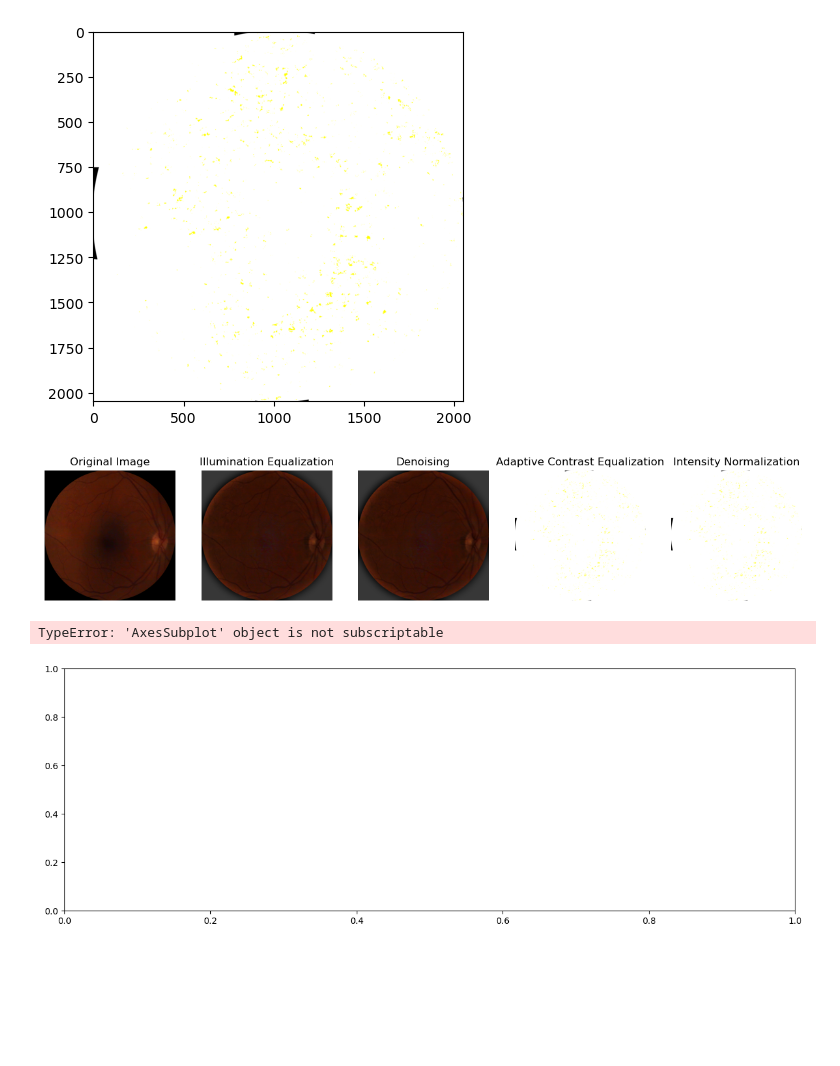
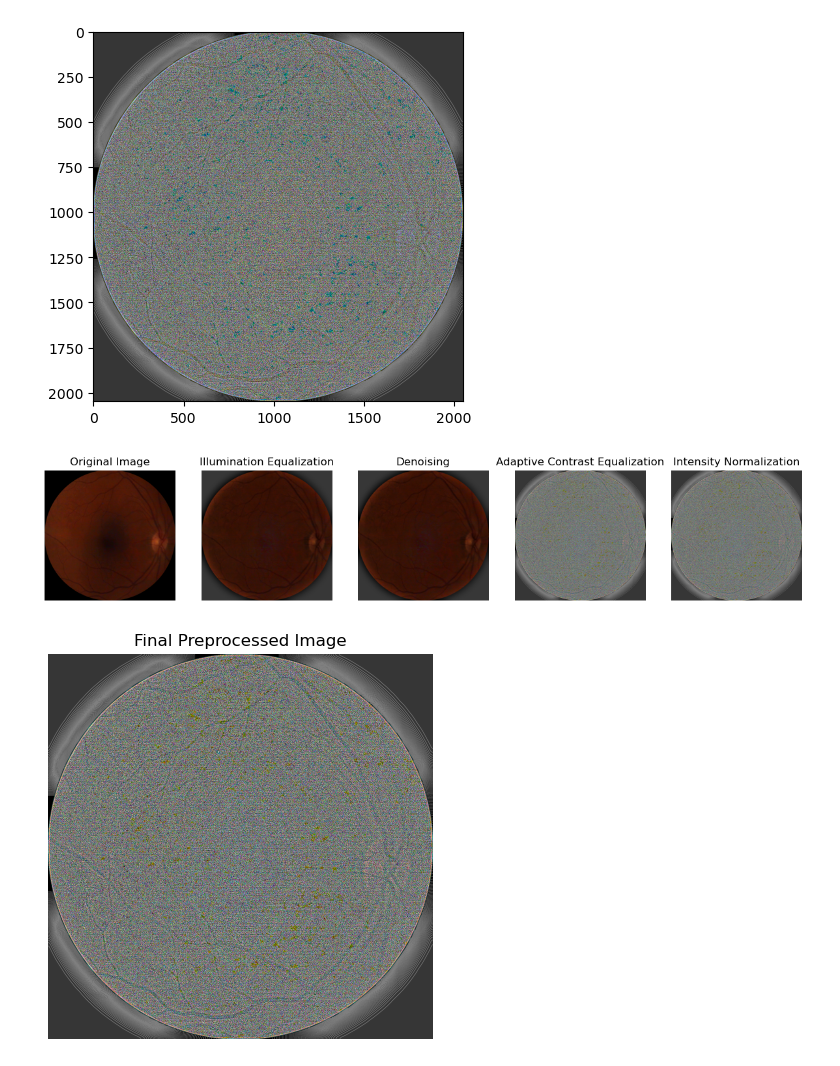
Before and after one commit to florianbasset/fundus-preprocessor-toolkit, a Jupyter notebook: notebook/test_seoud.ipynb, the cells around one changed output. Drawn from its saved outputs; the diff is of its cells as text; code cells hidden in the pictures; blank space fills up the shorter version.

Commit message:
modification adaptative_contrast

```diff
--- a/notebook/test_seoud.ipynb
+++ b/notebook/test_seoud.ipynb
@@ -5,9 +5,11 @@ import matplotlib.pyplot as plt
 
 def plot_images(images, titles):
     n = len(images)
-    _, axs = plt.subplots(1, n, figsize=(15, 5))
+    fig, axs = plt.subplots(1, n, figsize=(15, 5))
+    if n == 1:
+        axs = [axs]
     for i in range(n):
-        axs[i].imshow(cv2.cvtColor(images[i], cv2.COLOR_BGR2RGB) if images[i].shape[2] == 3 else images[i], cmap='gray')
+        axs[i].imshow(cv2.cvtColor(images[i], cv2.COLOR_BGR2RGB) if images[i].ndim == 3 and images[i].shape[2] == 3 else images[i], cmap='gray')
         axs[i].set_title(titles[i])
         axs[i].axis('off')
     plt.show()
@@ -62,24 +64,23 @@ def denoising(image, diameter=None, roi=None):
     denoising_image = cv2.cvtColor(hsv_denoised, cv2.COLOR_HSV2BGR)
     return {"image": denoising_image, "diameter": diameter}
 
-def adaptive_contrast_equalization(image, diameter =None, roi=None):
+def adaptive_contrast_equalization(image, diameter=None, roi=None):
     if diameter is None:
         print('Erreur: Le diamètre est None dans adaptive_contrast_equalization. Impossible de continuer.')
         return None
-    image = image.astype(np.float32)/255
-    d1 = diameter /10
-    E_x = mean_filter(image, d1)
-    E_x2 = mean_filter(image ** 2, d1)
+    image = image.astype(np.float32) / 255.0
+    kernel_size = int(diameter / 10)
+    E_x = mean_filter(image, kernel_size)
+    E_x2 = mean_filter(image ** 2, kernel_size)
     var = E_x2 - E_x ** 2
-    std = np.sqrt(var)
-    high_pass_filter = np.array([[-1, -1, -1], [-1, 8, -1], [-1, -1, -1]]) / 9
-    convolution = cv2.filter2D(image, -1, 1 - high_pass_filter)
+    std = np.sqrt(np.maximum(var, 1e-7))
+    high_pass_filter = np.array([[-1, -1, -1], [-1, 8, -1], [-1, -1, -1]]) / 9.0
+    convolution = cv2.filter2D(image, -1, high_pass_filter)
     epsilon = 1e-7
-    image_final = image + 1 / (epsilon + std) * convolution
-    image_final = np.clip(image_final, 0, 255).astype(np.float32)
-    plt.imshow(image_final[:,:,::-1])
-    plt.show()
-    return {"image": image_final}
+    image_final = image + (1 / (std + epsilon)) * convolution
+    image_final = np.nan_to_num(image_final, nan=0.5, posinf=1.0, neginf=0.0)
+    image_final = np.clip(image_final, 0, 1)
+    return {"image": (image_final * 255).astype(np.uint8)}
 
 def apply_intensity_normalization(image, diameter=None, roi=None):
     if not isinstance(image, np.ndarray):
@@ -90,6 +91,10 @@ def apply_intensity_normalization(image, diameter=None, roi=None):
     v_normalized = cv2.normalize(v, None, 0, 255, cv2.NORM_MINMAX).astype(np.uint8)
     hsv_normalized = cv2.merge([h, s, v_normalized])
     image_final = cv2.cvtColor(hsv_normalized, cv2.COLOR_HSV2BGR)
+
+    plt.imshow(image_final)
+    plt.show()
+
     return {"image": image_final}
 
 def apply_seoud(image):
@@ -108,34 +113,33 @@ def apply_seoud(image):
     titles.append("Illumination Equalization")
 
     denoise = denoising(**illumination)
     if denoise is None:
         print('Erreur lors de la réduction de bruit.')
         return None
     images.append(denoise["image"])
     titles.append("Denoising")
 
     contrast = adaptive_contrast_equalization(**denoise)
     images.append(contrast["image"])
     titles.append("Adaptive Contrast Equalization")
 
     normalized_image = apply_intensity_normalization(**contrast)
     images.append(normalized_image["image"])
     titles.append("Intensity Normalization")
 
     plot_images(images, titles)
     return normalized_image["image"]
 
 # Chargement de l'image
 image = cv2.imread('../data/image_1.png')
 if image is None:
     print("Erreur: Impossible de charger l'image.")
 else:
     image = image.astype(np.uint8)
     seoud_image = apply_seoud(image)
     if seoud_image is not None:
         plot_images([seoud_image], ['Final Preprocessed Image'])
 # %% [output]
-[figure, old version]
+[figure, new version]
-[figure, old version]
+[figure, new version]
-TypeError: 'AxesSubplot' object is not subscriptable
-[figure, old version]
+[figure, new version]
```
